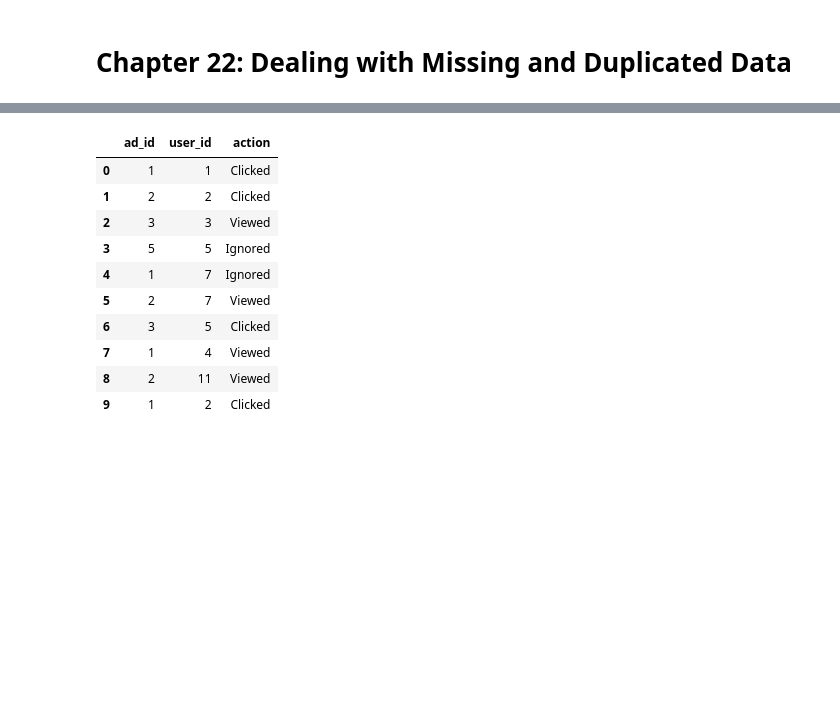
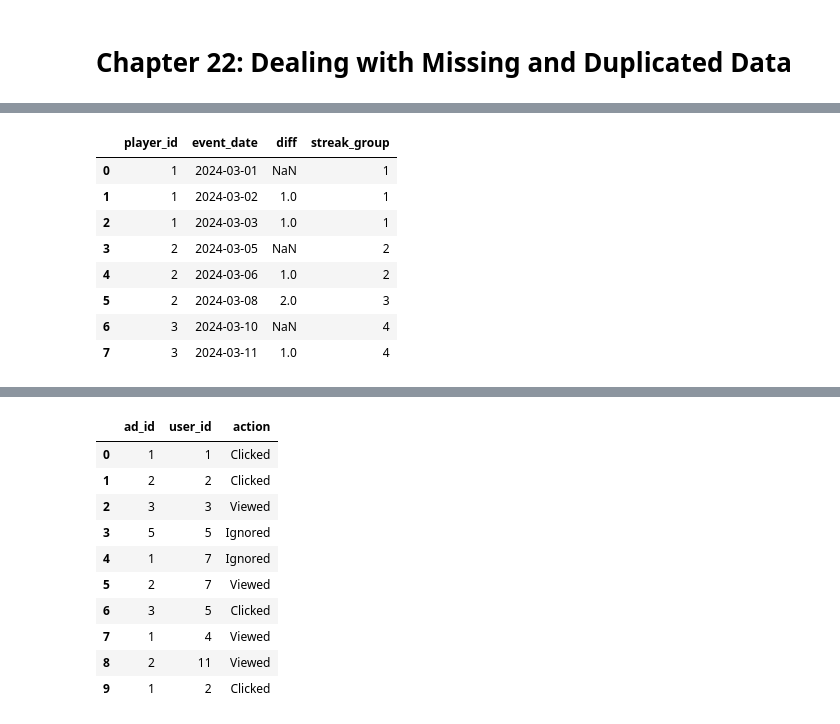
Before and after one commit to stevechengnyc/effective-pandas, a Jupyter notebook: 22-dealing-with-missing-and-duplicated-data.ipynb, the cells around one changed output, grey strips where cells are left out. Cells and saved outputs as stored; diff of their text form; code cells hidden in the pictures; blank space fills up the shorter version.

```diff
--- a/22-dealing-with-missing-and-duplicated-data.ipynb
+++ b/22-dealing-with-missing-and-duplicated-data.ipynb
@@ -8,0 +46,28 @@ df = pd.read_csv(url, index_col=0)
+# %%
+# Example input DataFrame
+data = {
+    'player_id': [1, 1, 1, 2, 2, 2, 3, 3],
+    'event_date': ['2024-03-01', '2024-03-02', '2024-03-03',
+                   '2024-03-05', '2024-03-06', '2024-03-08',
+                   '2024-03-10', '2024-03-11']
+}
+df = pd.DataFrame(data)
+df['event_date'] = pd.to_datetime(df['event_date'])
+
+# Sort data
+df = df.sort_values(['player_id', 'event_date'])
+
+# For each row, calculate the day difference relative to a shifted row
+df['diff'] = df.groupby('player_id')['event_date'].diff().dt.days
+
+# Identify consecutive runs
+# We'll mark where a new streak starts by cumulative sum of breaks in sequence
+df['streak_group'] = (df['diff'] != 1).cumsum()
+
+# Count streak length for each group and player
+streak_counts = df.groupby(['player_id', 'streak_group']).size().reset_index(name='count')
+
+# Filter players with a count >= 3
+players_with_3_day_streak = streak_counts.query('count >= 3')['player_id'].unique()
+
+print(players_with_3_day_streak)
@@ -8,0 +84,12 @@ df = pd.read_csv(url, index_col=0)
+# %%
+df
+# %% [output]
+|  | player_id | event_date | diff | streak_group |
+| 0 | 1 | 2024-03-01 | NaN | 1 |
+| 1 | 1 | 2024-03-02 | 1.0 | 1 |
+| 2 | 1 | 2024-03-03 | 1.0 | 1 |
+| 3 | 2 | 2024-03-05 | NaN | 2 |
+| 4 | 2 | 2024-03-06 | 1.0 | 2 |
+| 5 | 2 | 2024-03-08 | 2.0 | 3 |
+| 6 | 3 | 2024-03-10 | NaN | 4 |
+| 7 | 3 | 2024-03-11 | 1.0 | 4 |
```
Also changed, not shown: parts of 18 cells of this notebook.
